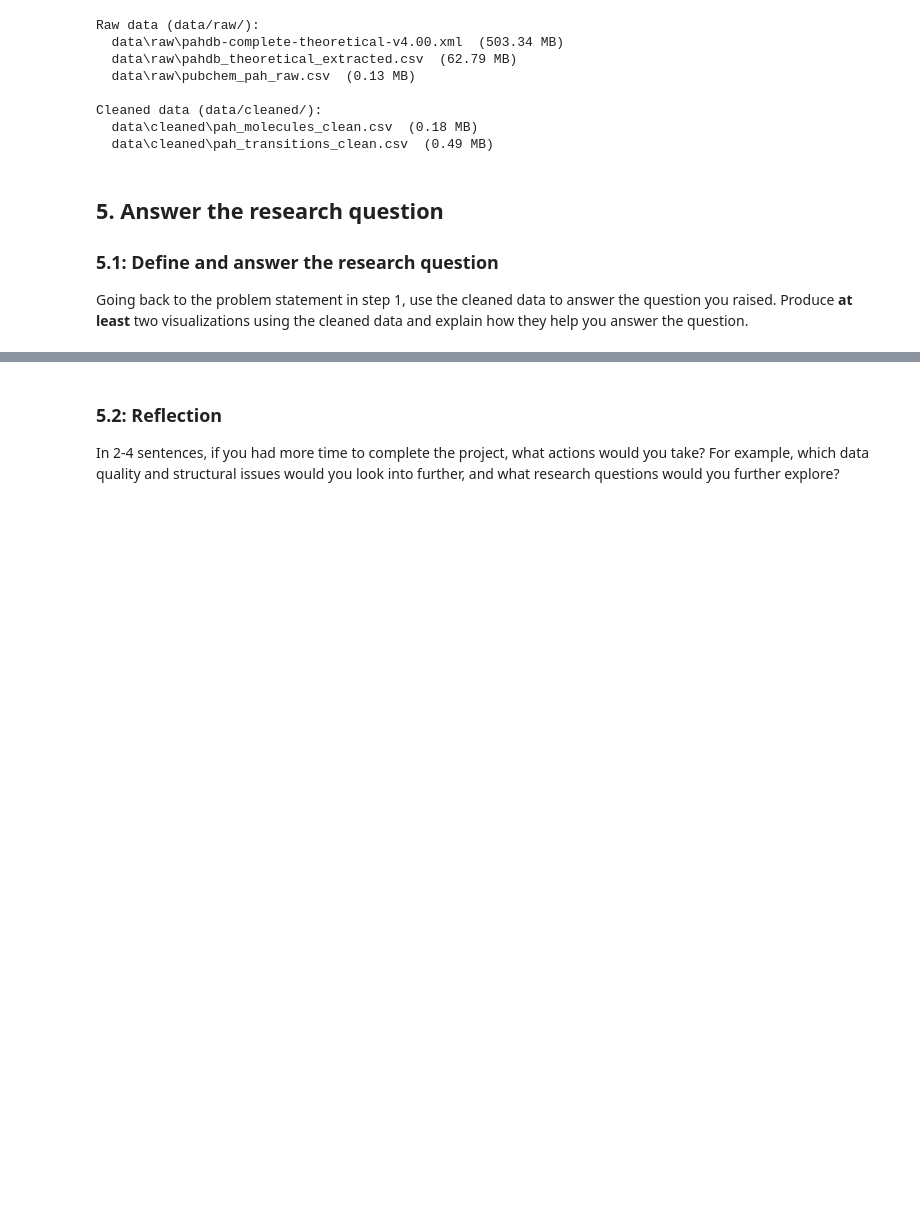
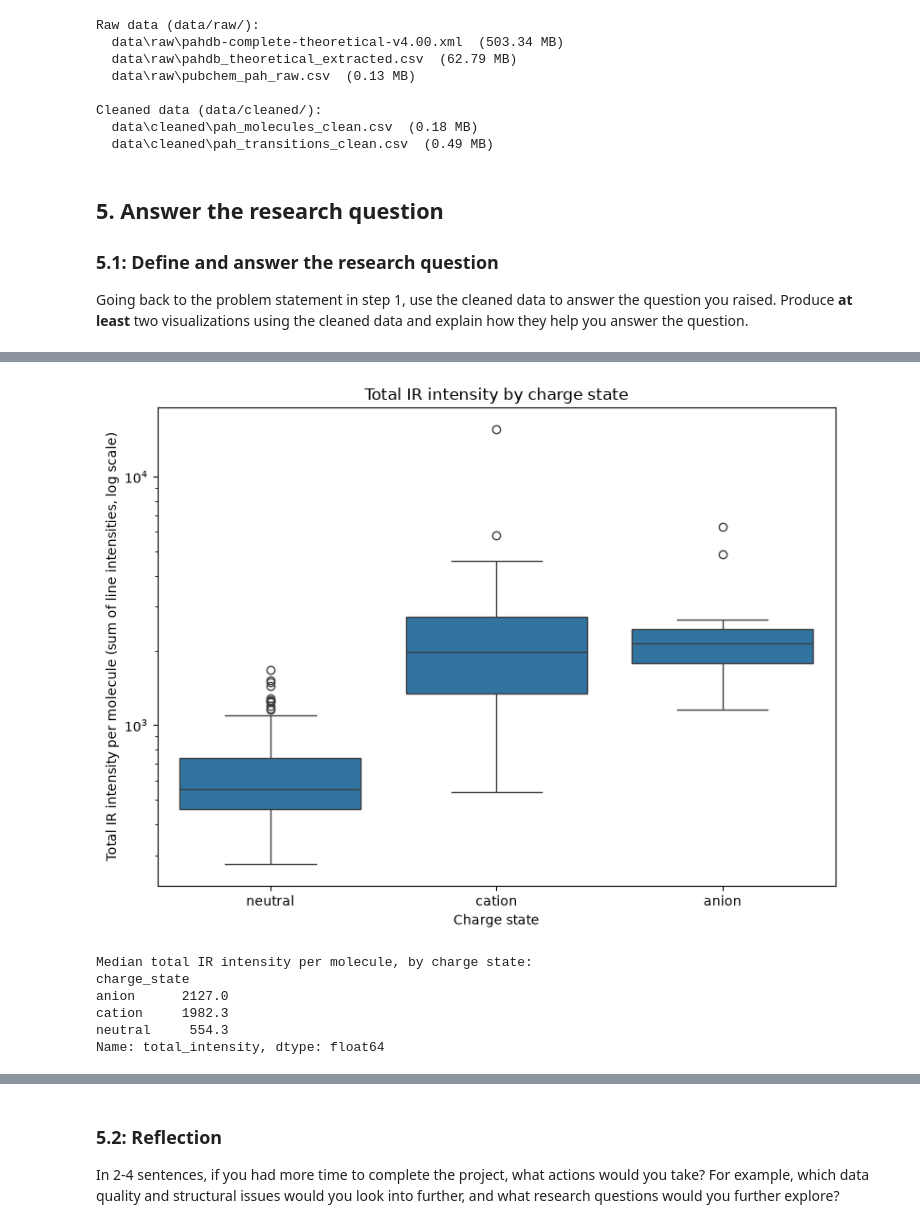
Before and after one commit to thebreadishard/udacity-data-wrangling, a Jupyter notebook: Data_Wrangling_Project_Starter.ipynb, the cells around one changed output, grey strips where cells are left out. Saved outputs shown, nothing was run; the diff lists cells and outputs as text; code cells hidden in the pictures; blank space fills up the shorter version.

```diff
--- a/Data_Wrangling_Project_Starter.ipynb
+++ b/Data_Wrangling_Project_Starter.ipynb
@@ -835,0 +851,36 @@ Going back to the problem statement in step 1, use the cleaned data to answer th
+# %%
+# Visual 2: compare the charge states on a spectral property that CAN differ between them
+# - the total IR intensity per molecule (the sum of all its line intensities). Unlike the
+# line count (fixed by atom number), intensity changes with ionization. We use the tidy
+# transitions table to sum intensities per molecule, attach the charge_state, and compare.
+total_intensity = (
+    df_transitions.groupby("uid")["intensity"].sum().rename("total_intensity")
+)
+mol_intensity = df_final.drop_duplicates("uid").merge(total_intensity, on="uid")
+
+fig, ax = plt.subplots(figsize=(8, 6))
+sns.boxplot(
+    data=mol_intensity,
+    x="charge_state",
+    y="total_intensity",
+    order=["neutral", "cation", "anion"],
+    ax=ax,
+)
+ax.set_yscale("log")  # intensities are strongly right-skewed, so a log scale is clearer
+ax.set_xlabel("Charge state")
+ax.set_ylabel("Total IR intensity per molecule (sum of line intensities, log scale)")
+ax.set_title("Total IR intensity by charge state")
+plt.tight_layout()
+plt.show()
+
+# Median total intensity per charge state, to support the visual.
+print("Median total IR intensity per molecule, by charge state:")
+print(mol_intensity.groupby("charge_state")["total_intensity"].median().round(1))
+# %% [output]
+[figure, added]
+Median total IR intensity per molecule, by charge state:
+charge_state
+anion      2127.0
+cation     1982.3
+neutral     554.3
+Name: total_intensity, dtype: float64
```
Also changed, not shown: parts of 9 cells of this notebook.
